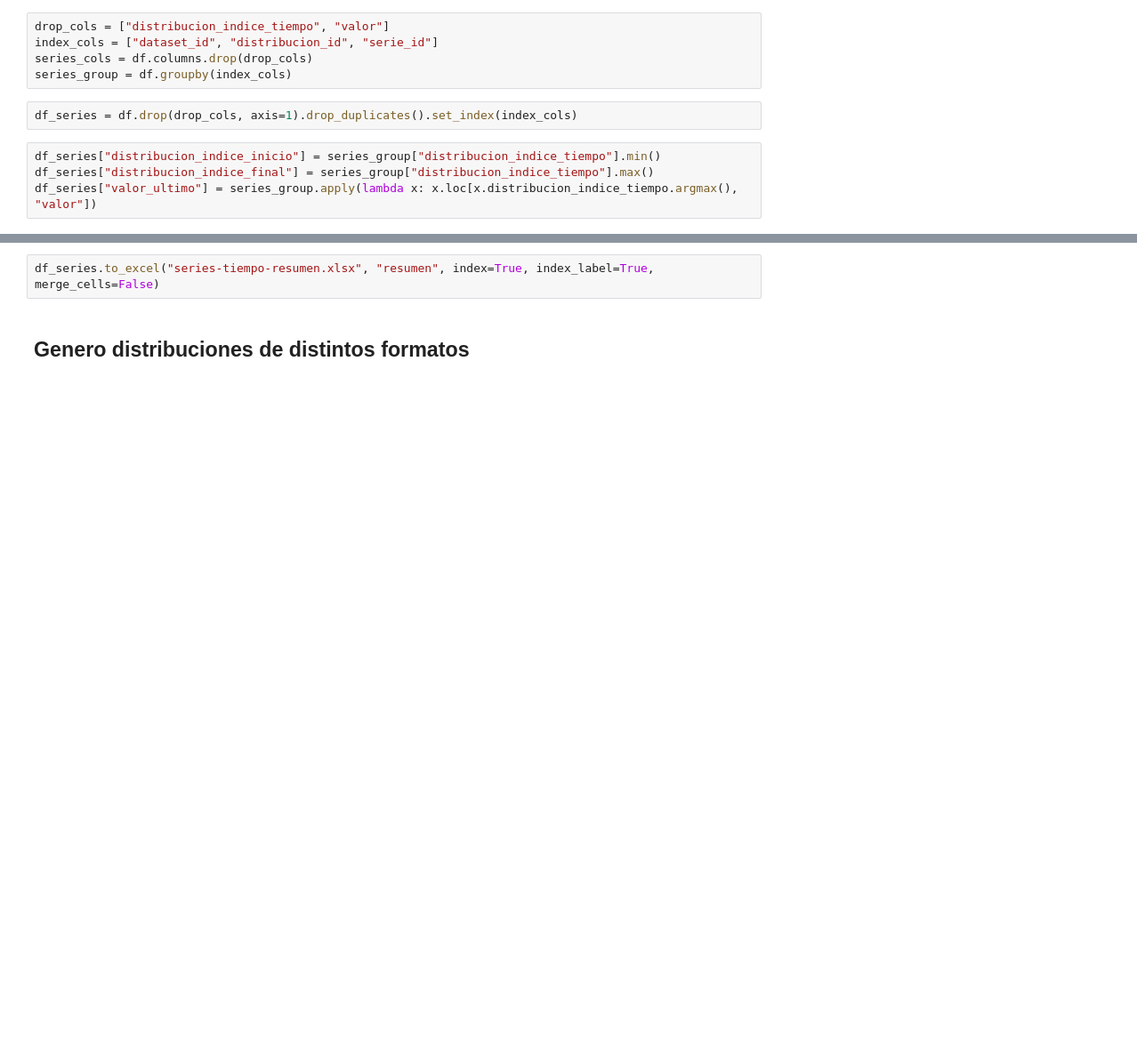
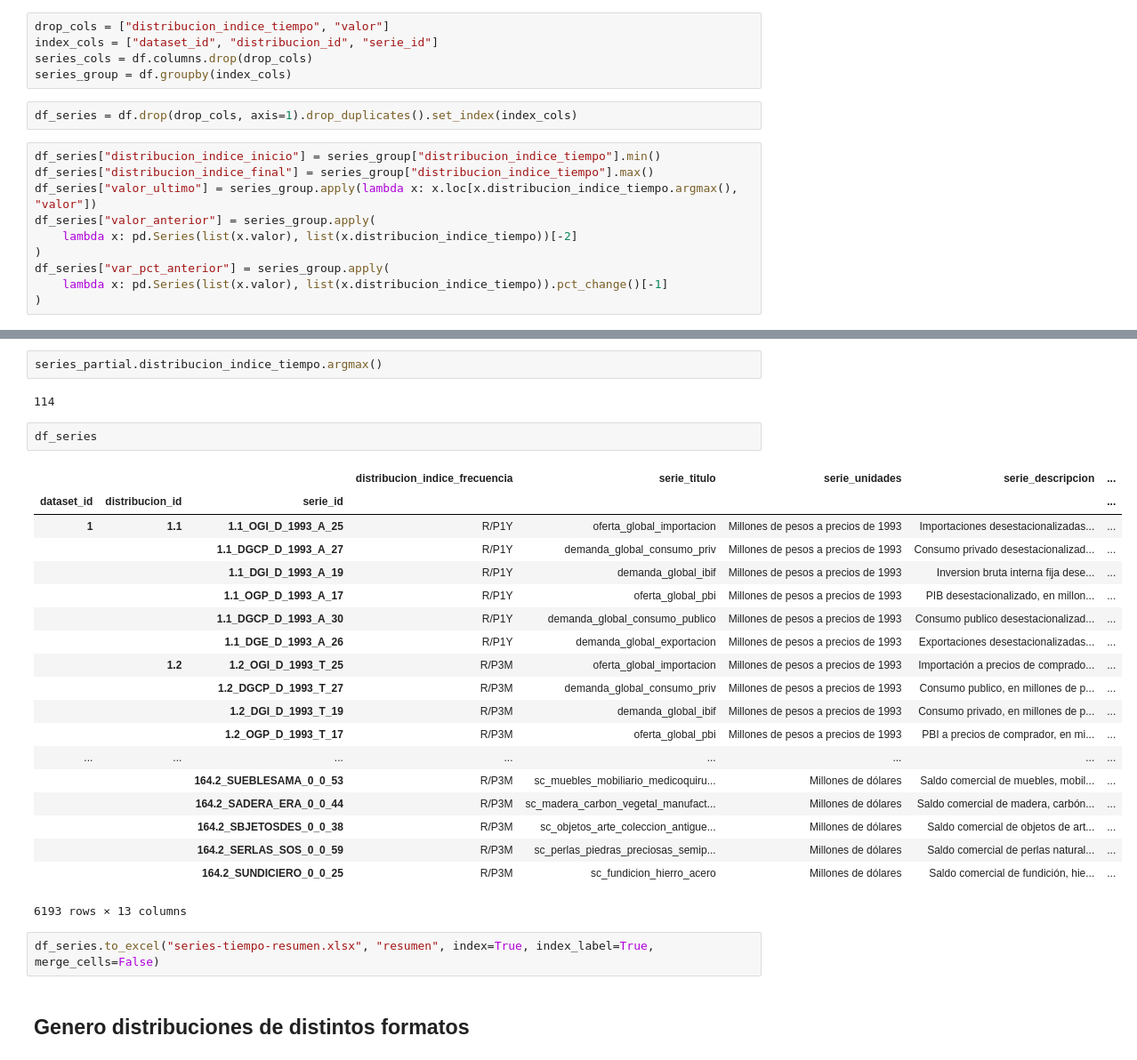
Before and after one commit to datosgobar/series-tiempo-ar-scraping, a Jupyter notebook: scripts/Pruebas dumps.ipynb, the cells around one changed output, grey strips where cells are left out. Shown: that part at 89% size. Cells and saved outputs as stored; diff of their text form; blank space fills up the shorter version.

```diff
--- a/scripts/Pruebas dumps.ipynb
+++ b/scripts/Pruebas dumps.ipynb
@@ -30,3 +31,9 @@ df_series = df.drop(drop_cols, axis=1).drop_duplicates().set_index(index_cols)
 df_series["distribucion_indice_inicio"] = series_group["distribucion_indice_tiempo"].min()
 df_series["distribucion_indice_final"] = series_group["distribucion_indice_tiempo"].max()
 df_series["valor_ultimo"] = series_group.apply(lambda x: x.loc[x.distribucion_indice_tiempo.argmax(), "valor"])
+df_series["valor_anterior"] = series_group.apply(
+    lambda x: pd.Series(list(x.valor), list(x.distribucion_indice_tiempo))[-2]
+)
+df_series["var_pct_anterior"] = series_group.apply(
+    lambda x: pd.Series(list(x.valor), list(x.distribucion_indice_tiempo)).pct_change()[-1]
+)
@@ -33,3 +80,29 @@ df_series["valor_ultimo"] = series_group.apply(lambda x: x.loc[x.distribucion_in
+# %%
+series_partial.distribucion_indice_tiempo.argmax()
+# %% [output]
+114
+# %%
+df_series
+# %% [output]
+|  |  |  | distribucion_indice_frecuencia | serie_titulo | serie_unidades | serie_descripcion | ... |
+| dataset_id | distribucion_id | serie_id |  |  |  |  | ... |
+| 1 | 1.1 | 1.1_OGI_D_1993_A_25 | R/P1Y | oferta_global_importacion | Millones de pesos a precios de 1993 | Importaciones desestacionalizadas... | ... |
+|  |  | 1.1_DGCP_D_1993_A_27 | R/P1Y | demanda_global_consumo_priv | Millones de pesos a precios de 1993 | Consumo privado desestacionalizad... | ... |
+|  |  | 1.1_DGI_D_1993_A_19 | R/P1Y | demanda_global_ibif | Millones de pesos a precios de 1993 | Inversion bruta interna fija dese... | ... |
+|  |  | 1.1_OGP_D_1993_A_17 | R/P1Y | oferta_global_pbi | Millones de pesos a precios de 1993 | PIB desestacionalizado, en millon... | ... |
+|  |  | 1.1_DGCP_D_1993_A_30 | R/P1Y | demanda_global_consumo_publico | Millones de pesos a precios de 1993 | Consumo publico desestacionalizad... | ... |
+|  |  | 1.1_DGE_D_1993_A_26 | R/P1Y | demanda_global_exportacion | Millones de pesos a precios de 1993 | Exportaciones desestacionalizadas... | ... |
+|  | 1.2 | 1.2_OGI_D_1993_T_25 | R/P3M | oferta_global_importacion | Millones de pesos a precios de 1993 | Importación a precios de comprado... | ... |
+|  |  | 1.2_DGCP_D_1993_T_27 | R/P3M | demanda_global_consumo_priv | Millones de pesos a precios de 1993 | Consumo publico, en millones de p... | ... |
+|  |  | 1.2_DGI_D_1993_T_19 | R/P3M | demanda_global_ibif | Millones de pesos a precios de 1993 | Consumo privado, en millones de p... | ... |
+|  |  | 1.2_OGP_D_1993_T_17 | R/P3M | oferta_global_pbi | Millones de pesos a precios de 1993 | PBI a precios de comprador, en mi... | ... |
+| ... | ... | ... | ... | ... | ... | ... | ... |
+|  |  | 164.2_SUEBLESAMA_0_0_53 | R/P3M | sc_muebles_mobiliario_medicoquiru... | Millones de dólares | Saldo comercial de muebles, mobil... | ... |
+|  |  | 164.2_SADERA_ERA_0_0_44 | R/P3M | sc_madera_carbon_vegetal_manufact... | Millones de dólares | Saldo comercial de madera, carbón... | ... |
+|  |  | 164.2_SBJETOSDES_0_0_38 | R/P3M | sc_objetos_arte_coleccion_antigue... | Millones de dólares | Saldo comercial de objetos de art... | ... |
+|  |  | 164.2_SERLAS_SOS_0_0_59 | R/P3M | sc_perlas_piedras_preciosas_semip... | Millones de dólares | Saldo comercial de perlas natural... | ... |
+|  |  | 164.2_SUNDICIERO_0_0_25 | R/P3M | sc_fundicion_hierro_acero | Millones de dólares | Saldo comercial de fundición, hie... | ... |
+6193 rows × 13 columns
 # %%
 df_series.to_excel("series-tiempo-resumen.xlsx", "resumen", index=True, index_label=True, merge_cells=False)
 # %% [markdown]
```
Also changed, not shown: parts of 14 cells of this notebook, 3 other files.
